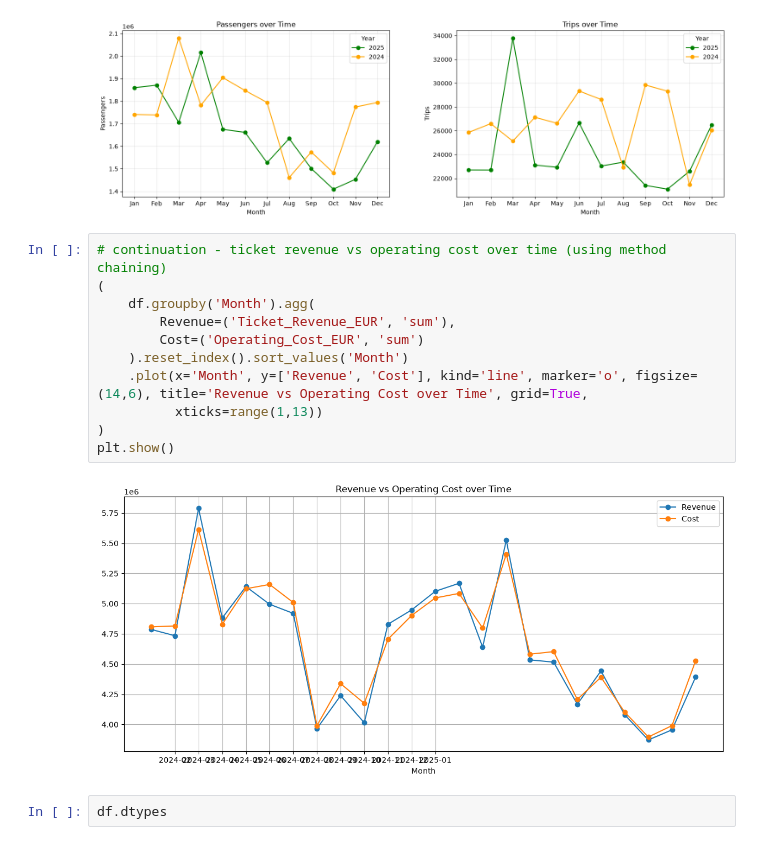
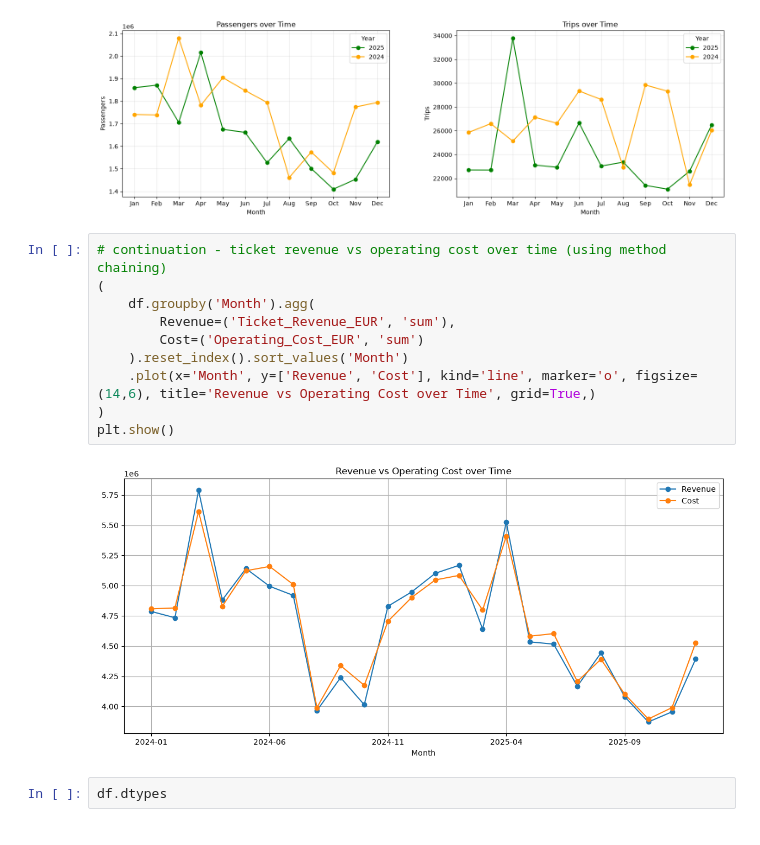
Before and after one commit to Mimi97-aqua/msc_projects, a Jupyter notebook: com7021/analysis.ipynb, the cells around one changed output. Saved outputs shown, nothing was run; the diff lists cells and outputs as text.

```diff
--- a/com7021/analysis.ipynb
+++ b/com7021/analysis.ipynb
@@ -242,16 +242,15 @@ plt.show()
 # %%
 # continuation - ticket revenue vs operating cost over time (using method chaining)
 (
     df.groupby('Month').agg(
         Revenue=('Ticket_Revenue_EUR', 'sum'),
         Cost=('Operating_Cost_EUR', 'sum')
     ).reset_index().sort_values('Month')
-    .plot(x='Month', y=['Revenue', 'Cost'], kind='line', marker='o', figsize=(14,6), title='Revenue vs Operating Cost over Time', grid=True,
-          xticks=range(1,13))
+    .plot(x='Month', y=['Revenue', 'Cost'], kind='line', marker='o', figsize=(14,6), title='Revenue vs Operating Cost over Time', grid=True,)
 )
 plt.show()
 # %% [output]
-[figure, old version]
+[figure, new version]
 # %%
 df.dtypes
 # %% [output]
```
Also changed, not shown: 4 other files.
